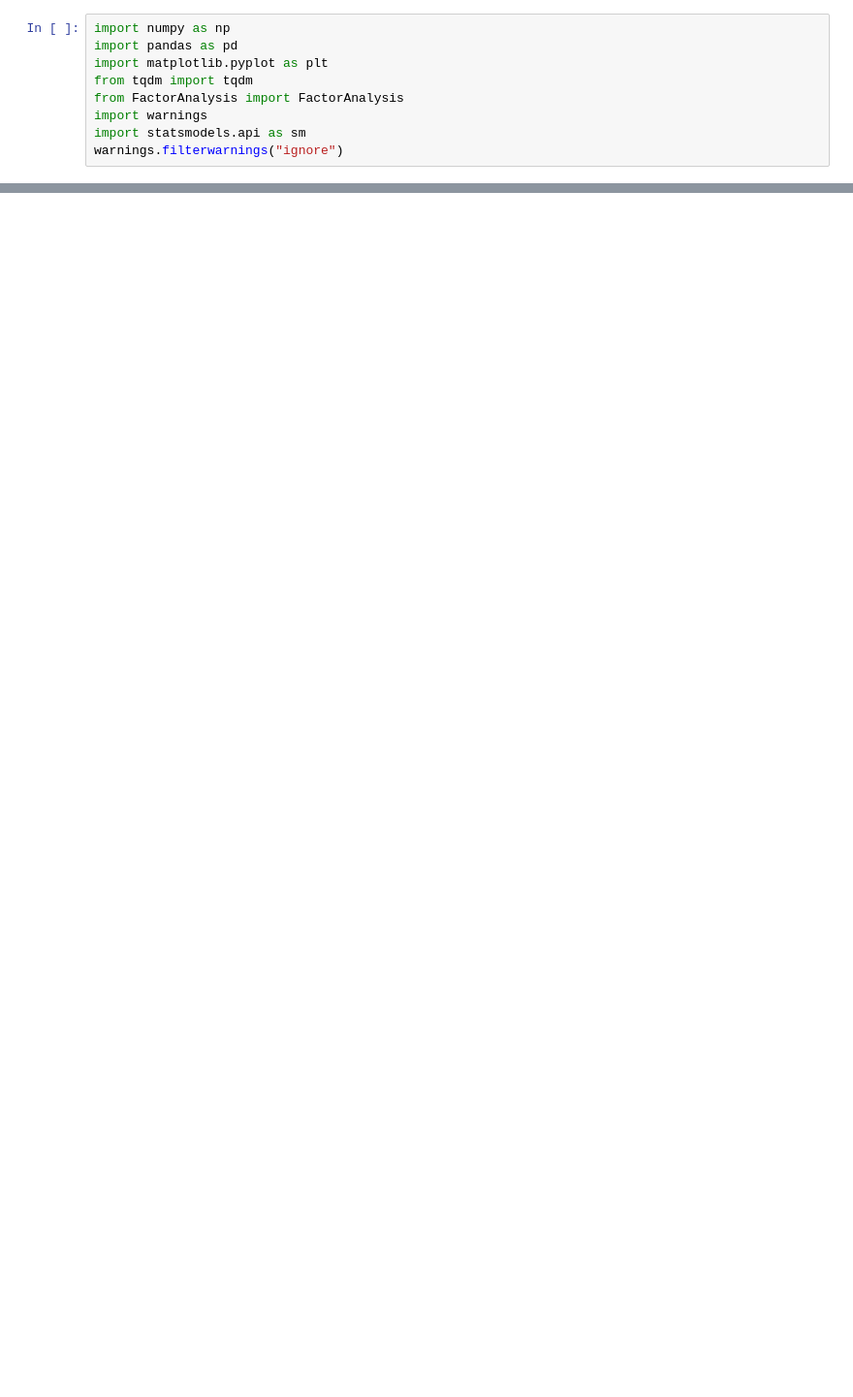
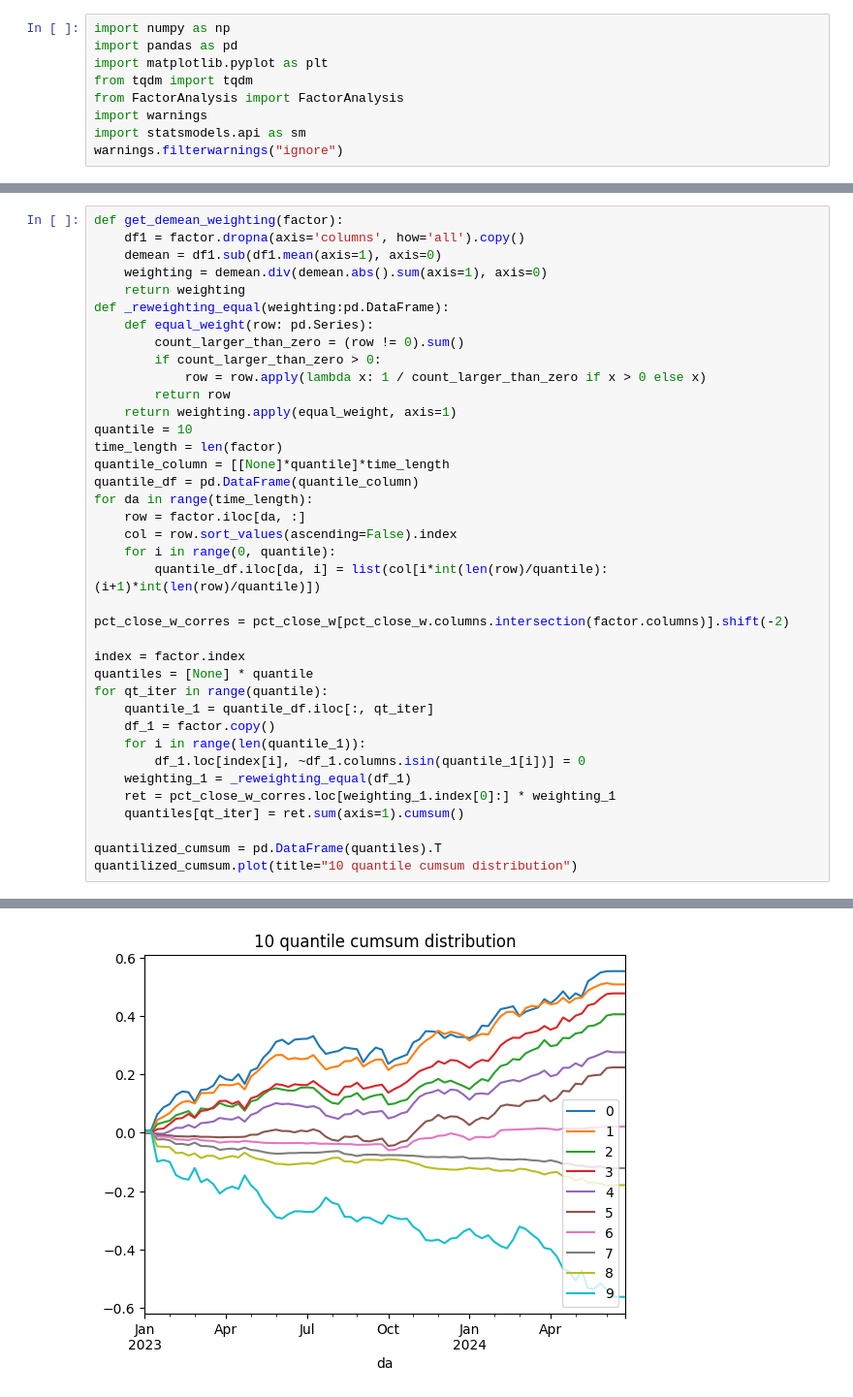
Before and after one commit to tsungyou/TS, a Jupyter notebook: ARMA_research.ipynb, the cells around one changed output, grey strips where cells are left out. Shown at 97% size. Cells and saved outputs as stored; diff of their text form; blank space fills up the shorter version.

```diff
--- a/ARMA_research.ipynb
+++ b/ARMA_research.ipynb
@@ -47,0 +53,39 @@ plt.show()
+# %%
+def get_demean_weighting(factor):
+    df1 = factor.dropna(axis='columns', how='all').copy()
+    demean = df1.sub(df1.mean(axis=1), axis=0)
+    weighting = demean.div(demean.abs().sum(axis=1), axis=0)
+    return weighting
+def _reweighting_equal(weighting:pd.DataFrame):
+    def equal_weight(row: pd.Series):
+        count_larger_than_zero = (row != 0).sum()
+        if count_larger_than_zero > 0:
+            row = row.apply(lambda x: 1 / count_larger_than_zero if x > 0 else x)
+        return row
+    return weighting.apply(equal_weight, axis=1)
+quantile = 10
+time_length = len(factor)
+quantile_column = [[None]*quantile]*time_length
+quantile_df = pd.DataFrame(quantile_column)
+for da in range(time_length):
+    row = factor.iloc[da, :]
+    col = row.sort_values(ascending=False).index
+    for i in range(0, quantile):
+        quantile_df.iloc[da, i] = list(col[i*int(len(row)/quantile):(i+1)*int(len(row)/quantile)])
+
+pct_close_w_corres = pct_close_w[pct_close_w.columns.intersection(factor.columns)].shift(-2)
+
+index = factor.index
+quantiles = [None] * quantile
+for qt_iter in range(quantile):
+    quantile_1 = quantile_df.iloc[:, qt_iter]
+    df_1 = factor.copy()
+    for i in range(len(quantile_1)):
+        df_1.loc[index[i], ~df_1.columns.isin(quantile_1[i])] = 0
+    weighting_1 = _reweighting_equal(df_1)
+    ret = pct_close_w_corres.loc[weighting_1.index[0]:] * weighting_1
+    quantiles[qt_iter] = ret.sum(axis=1).cumsum()
+
+quantilized_cumsum = pd.DataFrame(quantiles).T
+quantilized_cumsum.plot(title="10 quantile cumsum distribution")
+# %% [output]
@@ -47,0 +93 @@ plt.show()
+[figure, added]
```
Also changed, not shown: parts of 9 cells of this notebook, 9 other files.
